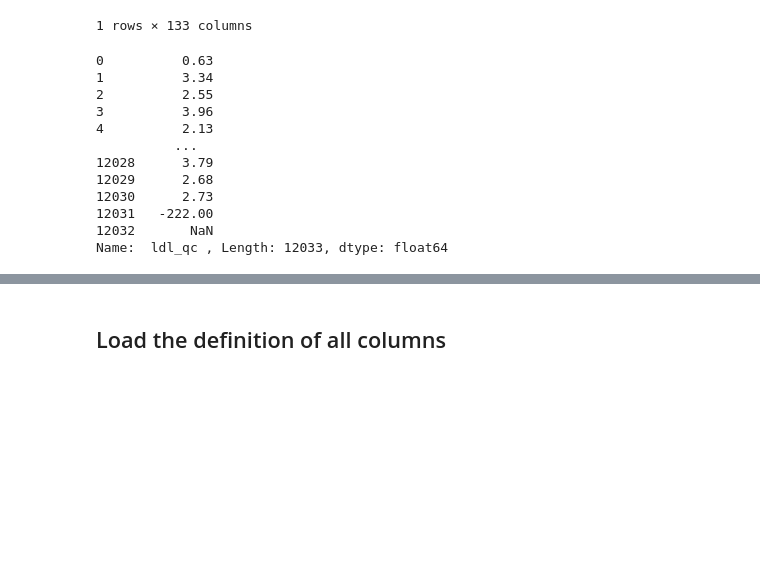
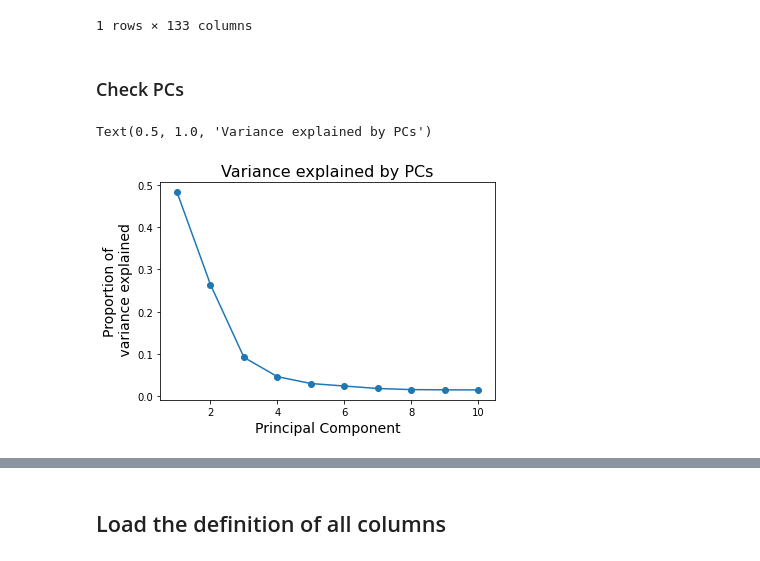
Before and after one commit to yli091230/AWIGEN_TRs, a Jupyter notebook: notebooks/Phenotypes_check/Phenotypes_check.ipynb, the cells around one changed output, grey strips where cells are left out. Saved outputs shown, nothing was run; the diff lists cells and outputs as text; code cells hidden in the pictures; blank space fills up the shorter version.

```diff
--- a/notebooks/Phenotypes_check/Phenotypes_check.ipynb
+++ b/notebooks/Phenotypes_check/Phenotypes_check.ipynb
@@ -31,17 +36,20 @@ pheno_df[pheno_df["sex"].isnull()]
 | 12032 | (12032 rows) | NaN | NaN | NaN | NaN | (12032 rows) | NaN | NaN | ... |
 1 rows × 133 columns
 # %%
-pheno_df[[i  for i in pheno_df.columns.tolist() if "ldl" in i]][" ldl_qc "]#.isnull().sum()
+# pheno_df[[i  for i in pheno_df.columns.tolist() if "ldl" in i]][" ldl_qc "]#.isnull().sum()
-# %% [output]
-0          0.63
-1          3.34
-2          2.55
-3          3.96
-4          2.13
-          ...
-12028      3.79
-12029      2.68
-12030      2.73
-12031   -222.00
-12032       NaN
-Name:  ldl_qc , Length: 12033, dtype: float64
+# %% [markdown]
+### Check PCs
+# %%
+pca_file="/expanse/protected/gymreklab-dbgap/mount/H3Africa/DS_I_Africa_project/from_ilifu/results/GWAS/PCs/calculate_pc/pca.evec"
+pca_df=pd.read_csv(pca_file,sep="\s+",header=None,skiprows=1,engine='python')#,usecols=[0,1,2,3,4,5,6,7,8,9,10,13])
+eign_df = pd.read_csv(pca_file,sep="\s+",header=None,nrows=1,engine='python')#,usecols=[0,1,2,3,4,5,6,7,8,9,10,13])
+eign_list = eign_df[eign_df.columns[1:]].values[0]
+# %%
+plt.plot(range(1,11),[i/sum(eign_list) for i in eign_list],marker="o")
+plt.xlabel("Principal Component", fontsize=14)
+plt.ylabel("Proportion of\n variance explained", fontsize=14)
+plt.xlim([0.5,10.5])
+plt.title("Variance explained by PCs",fontsize=16)
+# %% [output]
+Text(0.5, 1.0, 'Variance explained by PCs')
+[figure, added]
```
Also changed, not shown: parts of 29 cells of this notebook, 7 other files.
